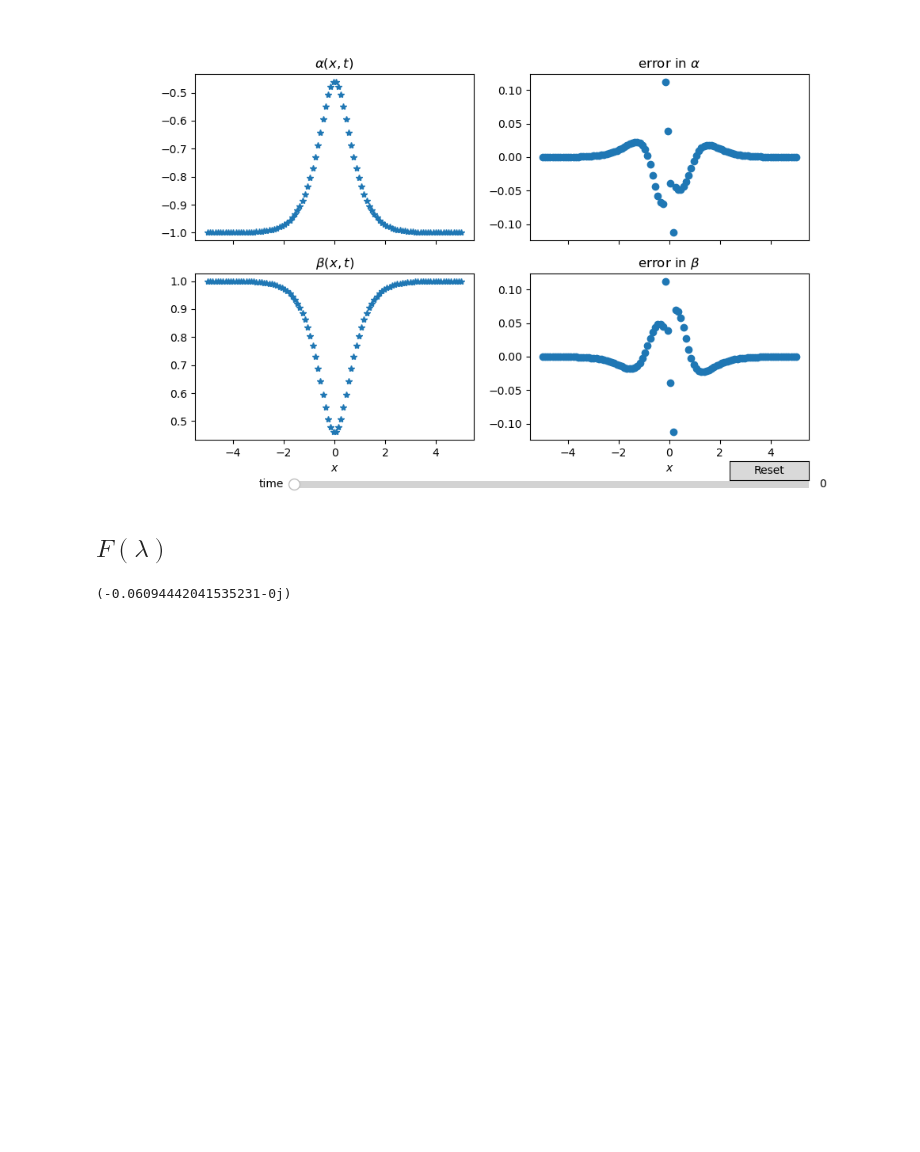
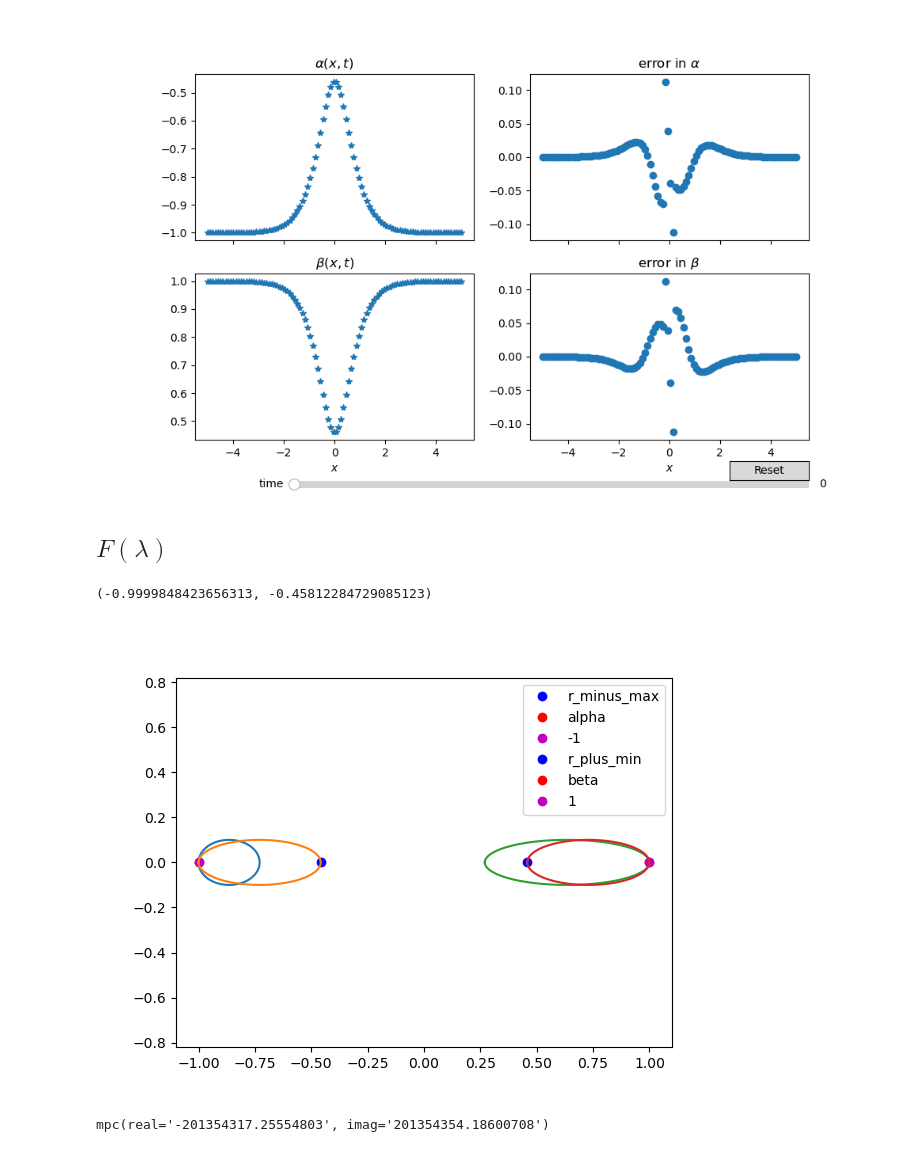
Before and after one commit to infiniteplane/dNLS, a Jupyter notebook: special-initial-condition.ipynb, the cells around one changed output. Saved outputs shown, nothing was run; the diff lists cells and outputs as text; code cells hidden in the pictures; blank space fills up the shorter version.

Commit message:
preliminary calcualtion for F using mpmath

```diff
--- a/special-initial-condition.ipynb
+++ b/special-initial-condition.ipynb
@@ -386,26 +378,0 @@ def integrand_phi(eta_real,eta_imag,mu, alpha,beta):
-# %%
-# parametrize gamma_minus near alpha:
-
-from cmath import cos
-
-
-midpt_minus = (alpha+r_minus_max)/2
-x0_minus = (-1 + midpt_minus)/2
-a_minus = x0-(-1)
-
-# x = a_minus * cos(t) + x0_minus
-# y = 1/4 * sin(t)
-
-# parametrize gamma_plus near beta:
-midpt_plus = (r_minus_max+beta)/2
-x0_plus = (midpt_plus+1)/2
-a_plus = 1-x0_plus
-
-t = T[0]
-# x = a_plus * cos(t) + x0_plus
-# y = 1/4 * sin(t)
-
-mu = -1/2
-integrand_Q(a_minus*np.cos(t)*x0_minus, a_minus*np.sin(t), mu,alpha, beta)
-# %% [output]
-(-0.06094442041535231-0j)
@@ -411,0 +435,50 @@ integrand_Q(a_minus*np.cos(t)*x0_minus, a_minus*np.sin(t), mu,alpha, beta)
+# %%
+# need to convert float object from mpmath to regular python float for using matplotlib to plot
+def floatconvert(mpfloat):
+	"""
+		Converts mpfloat object to python float
+	"""
+	real = float(mpfloat.real)
+	imag = float(mpfloat.imag)
+	return real + 1j*imag
+# %%
+# for testing, fix an x and t
+tidx = 5
+xidx = 5
+
+x=X[xidx]
+t=T[tidx]
+alpha = alphas[tidx][xidx]
+beta = betas[tidx][xidx]
+
+S = np.linspace(-np.pi,np.pi,100)
+gamma_minus = np.array([floatconvert(param(s,'minus',alpha,beta)) for s in S])
+gamma_plus =  np.array([floatconvert(param(s,'plus',alpha,beta)) for s in S])
+tilde_gamma_minus =  np.array([floatconvert(param(s,'tilde-minus',alpha,beta)) for s in S])
+tilde_gamma_plus =  np.array([floatconvert(param(s,'tilde-plus',alpha,beta)) for s in S])
+
+# plot the curves of integration
+plt.close()
+fig7, ax7 = plt.subplots()
+plt.plot(r_minus_max,0,'bo',label='r_minus_max')
+plt.plot(alpha,0,'ro',label='alpha')
+plt.plot(-1,0,'mo',label='-1')
+plt.plot(gamma_minus.real, gamma_minus.imag)
+plt.plot(tilde_gamma_minus.real, tilde_gamma_minus.imag)
+
+plt.plot(r_plus_min,0,'bo',label='r_plus_min')
+plt.plot(beta,0,'ro',label='beta')
+plt.plot(gamma_plus.real, gamma_plus.imag)
+plt.plot(1,0,'mo',label='1')
+plt.plot(tilde_gamma_plus.real, tilde_gamma_plus.imag)
+plt.axis('equal')
+plt.legend()
+
+alpha, r_minus_max
+# %% [output]
+(-0.9999848423656313, -0.45812284729085123)
+[figure, added]
+# %%
+F_minus(alpha, alpha, beta, x, t)
+# %% [output]
+mpc(real='-201354317.25554803', imag='201354354.18600708')
```
Also changed, not shown: parts of 4 cells of this notebook, 1 other file.
